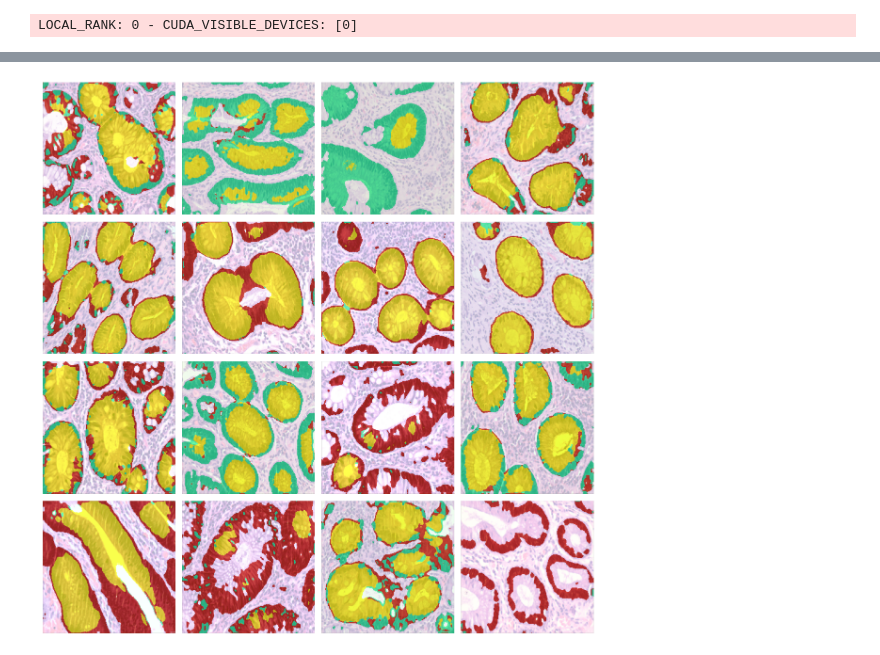
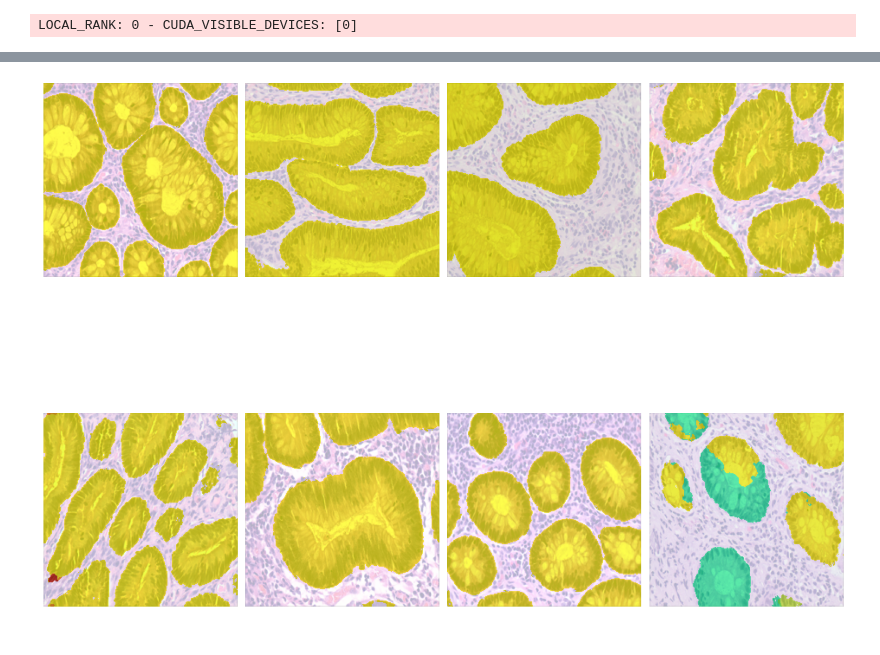
Before and after one commit to DickyAdi/colRectalSegm, a Jupyter notebook: colorectalSegm.ipynb, the cells around one changed output, grey strips where cells are left out. Drawn from its saved outputs; the diff is of its cells as text; code cells hidden in the pictures.

Commit message:
finished training UNet

```diff
--- a/colorectalSegm.ipynb
+++ b/colorectalSegm.ipynb
@@ -375,10 +375,10 @@ class UNetModule(pl.LightningModule):
         # return optimizer
 # %%
 dataMod = dataModule(df=df, classDict=classes, batchSize=16)
-model = UNetModule()
+model = UNetModule(lr=0.00005)
 lrMonitor = LearningRateMonitor(logging_interval='epoch')
 logger = TensorBoardLogger('tb_logs', name='UNetSegm')
-trainer = pl.Trainer(accelerator='gpu', devices=[0], max_epochs=1, logger=logger, callbacks=[lrMonitor])
+trainer = pl.Trainer(accelerator='gpu', devices=[0], max_epochs=200, logger=logger, callbacks=[lrMonitor])
 trainer.fit(model=model, datamodule=dataMod)
 # %% [output]
 GPU available: True (cuda), used: True
@@ -403,12 +418,3 @@ results = trainer.predict(model=model, datamodule=dataMod)
 LOCAL_RANK: 0 - CUDA_VISIBLE_DEVICES: [0]
 # %%
 numClasses = [0,1,2,3,4,5,6]
-# %%
-originalMask = [batch[2] for batch in results]
-predictionMask = [batch[3] for batch in results]
-# originalMask = [batch[2] for batches in results for batch in batches]
-# predictionMask = [batch[3] for batches in results for batch in batches]
-for mask, preds in zip(originalMask, predictionMask):
-    recall += multilabel_recall(preds, mask, num_labels=len(numClasses), average='none')
-print(recall)
-# print(multilabel_recall(predictionMask[0], originalMask[0], num_labels=7, average='none'))
@@ -417,17 +420,0 @@ tensor([13.7089,  0.0000,  1.6719,  0.0000,  1.7948,  0.0000,  2.6056])
-# %%
-cumulative_recalls = [0.0] * len(numClasses)
-
-# Iterate through batches
-for mask, preds in zip(originalMask, predictionMask):
-    # Calculate recall for each class in this batch
-    recalls = multilabel_recall(preds, mask, num_labels=len(numClasses), average='none')
-
-    # Accumulate recalls for each class
-    cumulative_recalls = [cumulative_recalls[i] + recalls[i] for i in range(len(numClasses))]
-
-# Calculate the cumulative average recall for each class
-num_batches = len(originalMask)
-cumulative_average_recalls = [cumulative_recalls[i] / num_batches for i in range(len(numClasses))]
-
-# 'cumulative_average_recalls' now contains the cumulative average recall for each class
-print(cumulative_average_recalls)
@@ -479,0 +421,10 @@ def mask_to_image(preds, mask_values, colors=colors):
+# %%
+originalMask = [batch[2] for batch in results]
+originalMask = torch.stack([orMask for batch in originalMask for orMask in batch])
+predictionMask = [batch[3] for batch in results]
+predictionMask = torch.stack([preMask for batch in predictionMask for preMask in batch])
+images = [batch[0] for batch in results]
+images = torch.stack([img for batch in images for img in batch])
+masks = [batch[1] for batch in results]
+masks = np.array([mask for batch in masks for mask in batch])
+# print(originalMask.shape)
@@ -482,11 +489,11 @@ overlay = mask_to_image(results, numClasses, colors=colors)
 # %%
-fig, axes = plt.subplots(4, 4, figsize=(12,12))
+fig, axes = plt.subplots(2, 4, figsize=(15,15))
 
 for i, ax in enumerate(axes.flatten()):
     ax.imshow(overlay[i])
     ax.axis('off')
 
 plt.tight_layout()
 plt.show()
 # %% [output]
-[figure, old version]
+[figure, new version]
```
Also changed, not shown: parts of 7 cells of this notebook, 1 other file.
